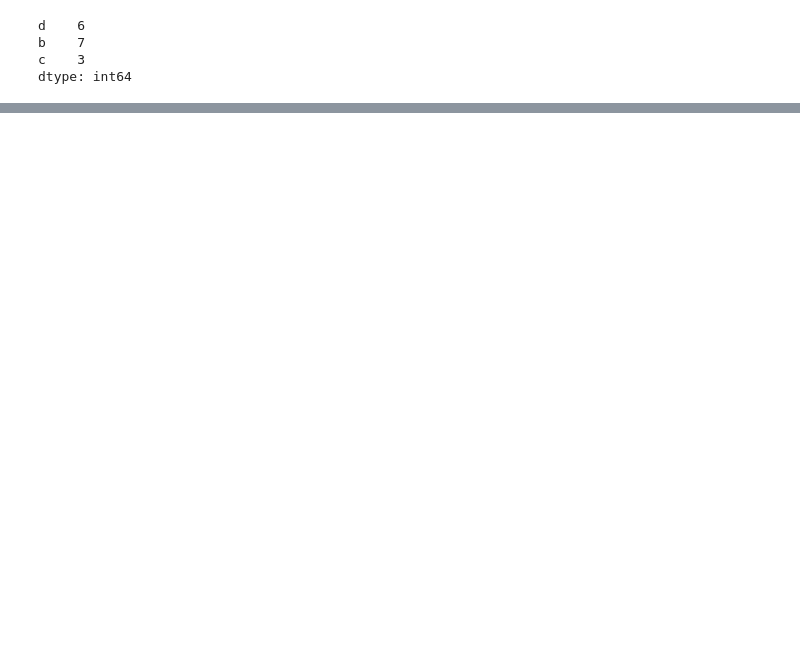
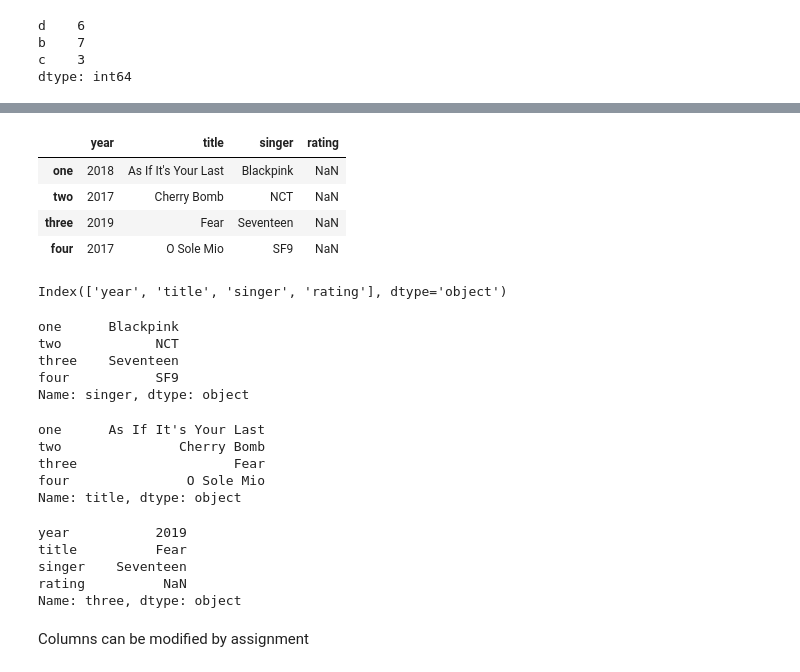
Before and after one commit to richdayandnight/data-science-notebook, a Jupyter notebook: python-for-data-analysis/Chapter 5 Getting Started with pandas.ipynb, the cells around one changed output, grey strips where cells are left out. Drawn from its saved outputs; the diff is of its cells as text; code cells hidden in the pictures; blank space fills up the shorter version.

```diff
--- a/python-for-data-analysis/Chapter 5 Getting Started with pandas.ipynb
+++ b/python-for-data-analysis/Chapter 5 Getting Started with pandas.ipynb
@@ -80,0 +207,6 @@ dtype: int64
+# %%
+data = {
+    'singer': ['Blackpink', 'NCT', 'Seventeen', 'SF9'],
+    'year': [2018, 2017, 2019, 2017],
+    'title': ['As If It\'s Your Last', 'Cherry Bomb', 'Fear', 'O Sole Mio']
+}
@@ -80,0 +239,40 @@ dtype: int64
+# %%
+frame2 = pd.DataFrame(data, columns=['year', 'title', 'singer', 'rating'],
+            index=['one', 'two', 'three', 'four'])
+frame2
+# %% [output]
+|  | year | title | singer | rating |
+| one | 2018 | As If It's Your Last | Blackpink | NaN |
+| two | 2017 | Cherry Bomb | NCT | NaN |
+| three | 2019 | Fear | Seventeen | NaN |
+| four | 2017 | O Sole Mio | SF9 | NaN |
+# %%
+frame2.columns
+# %% [output]
+Index(['year', 'title', 'singer', 'rating'], dtype='object')
+# %%
+frame2['singer']
+# %% [output]
+one      Blackpink
+two            NCT
+three    Seventeen
+four           SF9
+Name: singer, dtype: object
+# %%
+frame2.title # this only works when the column name is a valid Python variable name
+# %% [output]
+one      As If It's Your Last
+two               Cherry Bomb
+three                    Fear
+four               O Sole Mio
+Name: title, dtype: object
+# %%
+frame2.loc['three'] #rows
+# %% [output]
+year           2019
+title          Fear
+singer    Seventeen
+rating          NaN
+Name: three, dtype: object
+# %% [markdown]
+Columns can be modified by assignment
```
Also changed, not shown: parts of 48 cells of this notebook.
